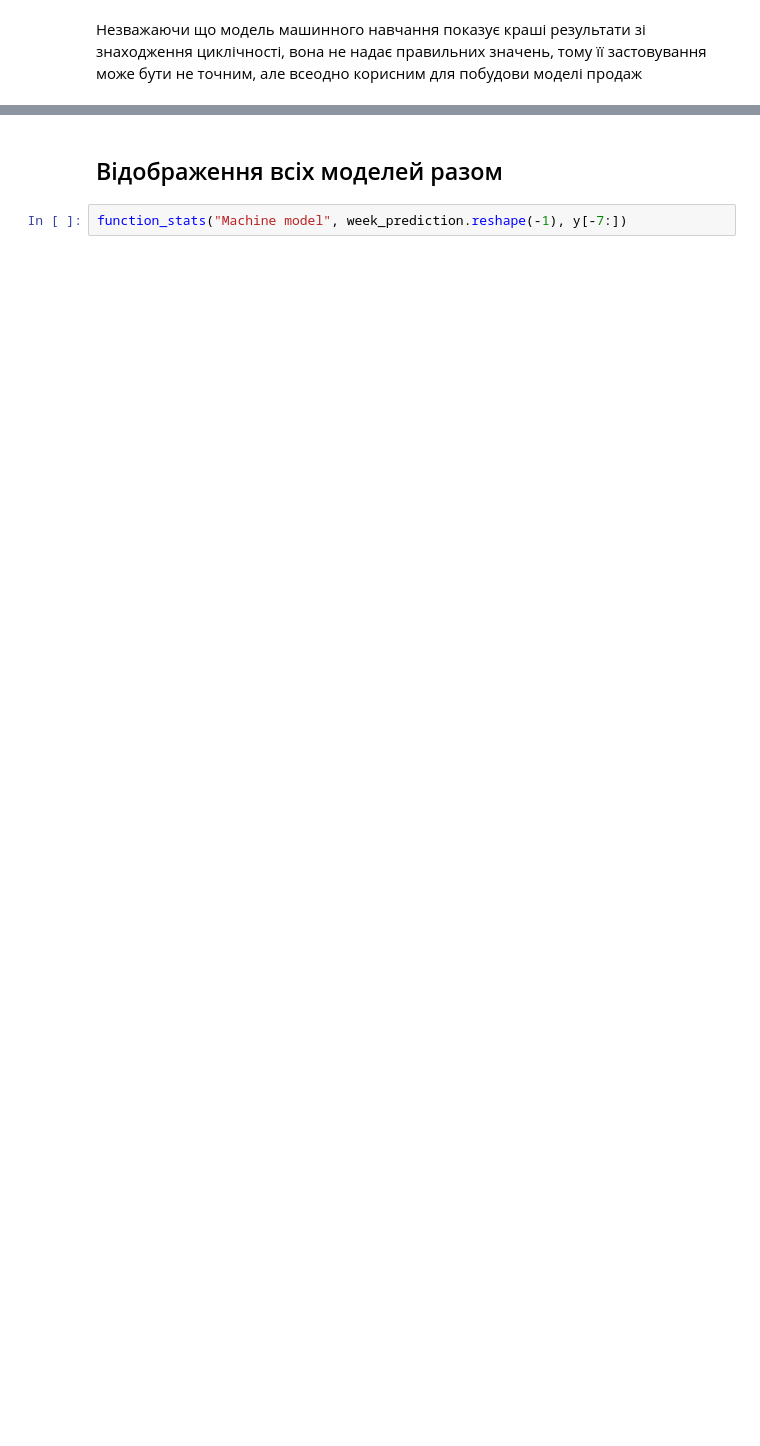
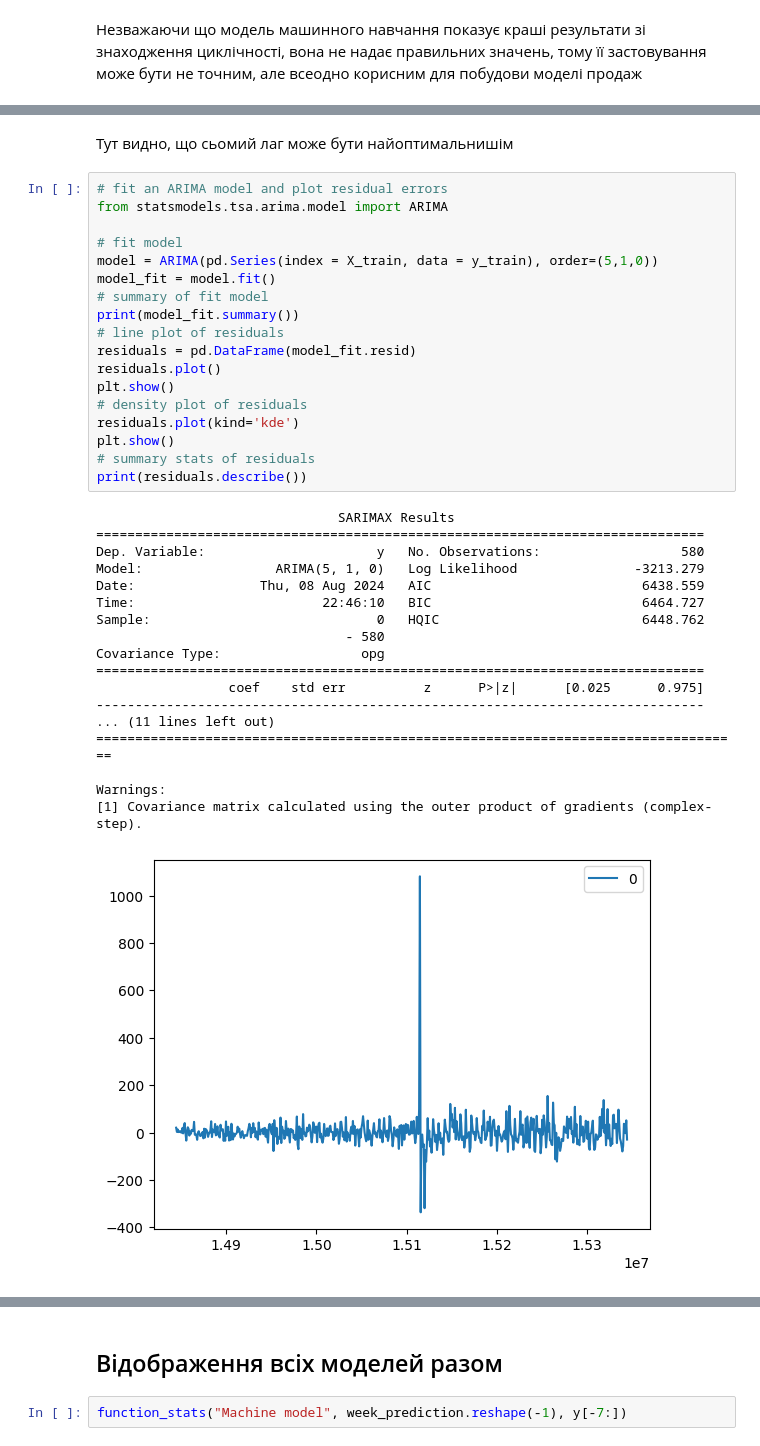
Before and after one commit to MykhailoRp/DA_testtask, a Jupyter notebook: task1.ipynb, the cells around one changed output, grey strips where cells are left out. Saved outputs shown, nothing was run; the diff lists cells and outputs as text; blank space fills up the shorter version.

```diff
--- a/task1.ipynb
+++ b/task1.ipynb
@@ -858,0 +888,39 @@ MSE: 8491.164198775983
+# %% [markdown]
+Тут видно, що сьомий лаг може бути найоптимальнишім
+# %%
+# fit an ARIMA model and plot residual errors
+from statsmodels.tsa.arima.model import ARIMA
+
+# fit model
+model = ARIMA(pd.Series(index = X_train, data = y_train), order=(5,1,0))
+model_fit = model.fit()
+# summary of fit model
+print(model_fit.summary())
+# line plot of residuals
+residuals = pd.DataFrame(model_fit.resid)
+residuals.plot()
+plt.show()
+# density plot of residuals
+residuals.plot(kind='kde')
+plt.show()
+# summary stats of residuals
+print(residuals.describe())
+# %% [output]
+                               SARIMAX Results
+==============================================================================
+Dep. Variable:                      y   No. Observations:                  580
+Model:                 ARIMA(5, 1, 0)   Log Likelihood               -3213.279
+Date:                Thu, 08 Aug 2024   AIC                           6438.559
+Time:                        22:46:10   BIC                           6464.727
+Sample:                             0   HQIC                          6448.762
+                                - 580
+Covariance Type:                  opg
+==============================================================================
+                 coef    std err          z      P>|z|      [0.025      0.975]
+------------------------------------------------------------------------------
+... (11 lines left out)
+===================================================================================
+
+Warnings:
+[1] Covariance matrix calculated using the outer product of gradients (complex-step).
+[figure, added]
```
Also changed, not shown: parts of 22 cells of this notebook, 5 other files.
